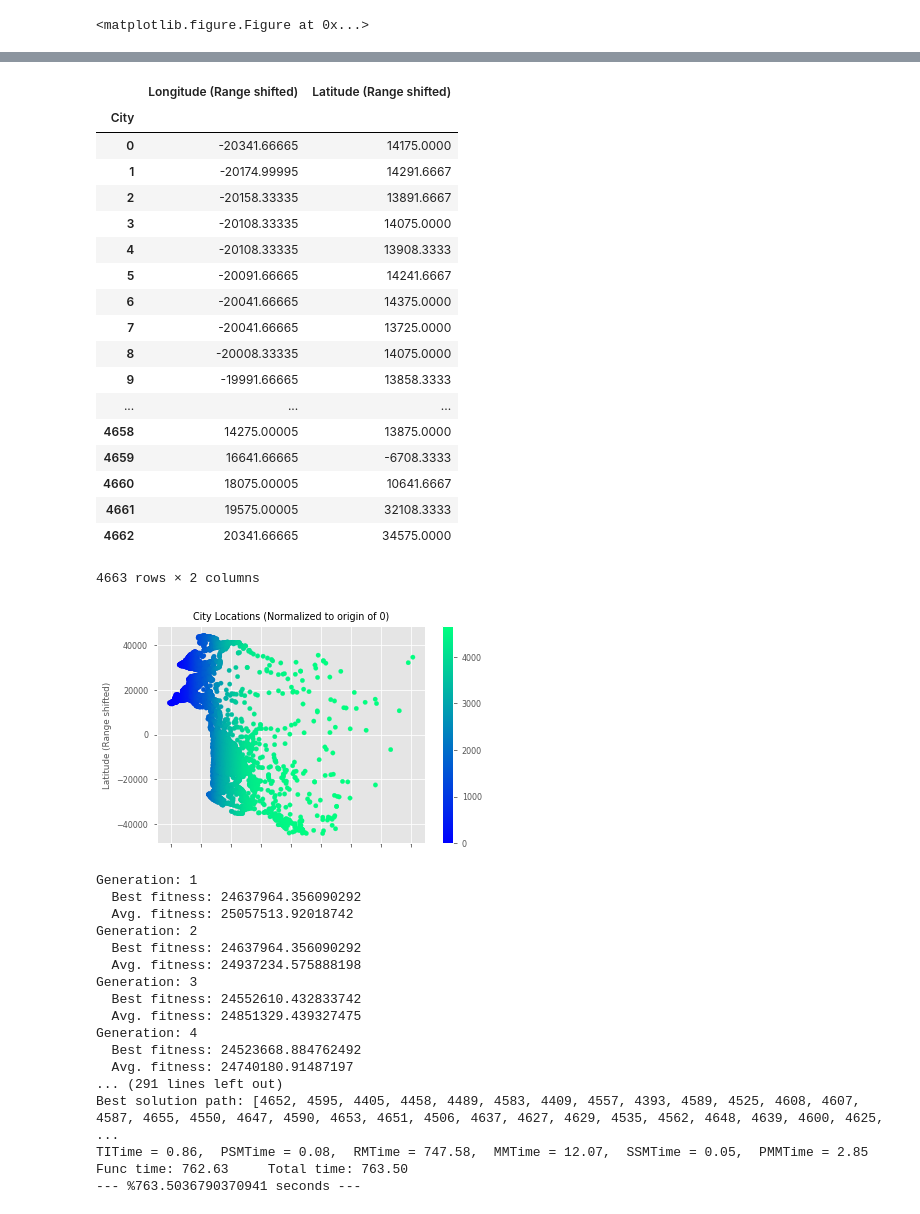
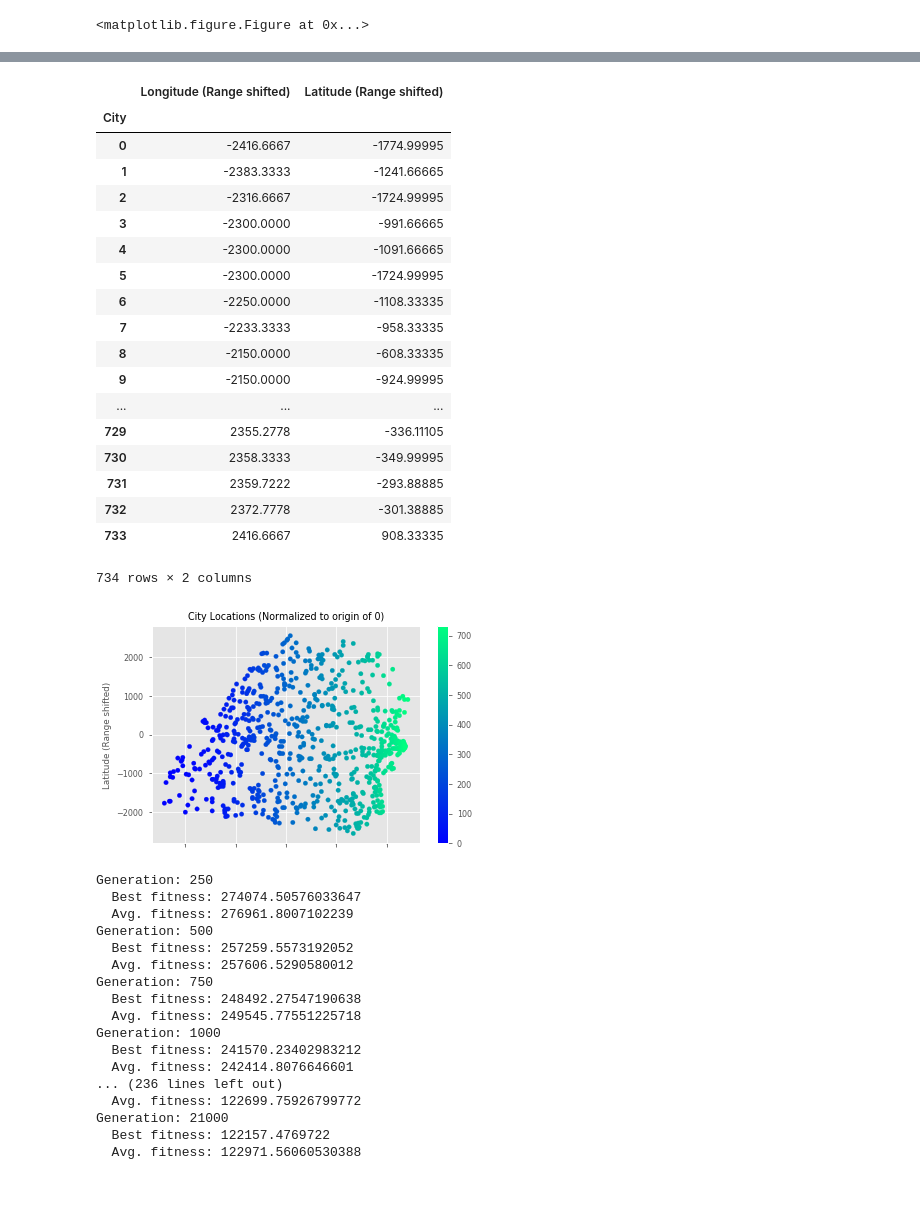
Before and after one commit to ZacharyMN709/COMP-3201---TSP-Evolutionary-Algorithm, a Jupyter notebook: src/HERMES.ipynb, the cells around one changed output, grey strips where cells are left out. Drawn from its saved outputs; the diff is of its cells as text; code cells hidden in the pictures.

```diff
--- a/src/HERMES.ipynb
+++ b/src/HERMES.ipynb
@@ -35,6 +35,7 @@ sns.set_context("paper")
 # These imports do not need to change between runs.
 from src.EA_Shell import EARunner as EA
 from src.Setups.TSP.TSP_Display import GraphingHelper as Grapher
+from src.Setups.TSP.TSP_Inputs.Optimums import get_best_path
 
 
 # Modular Imports
@@ -52,10 +53,13 @@ from src.Setups.TSP import TSP_LST as DEF
 # Shell Object And Master Variable Initialization
 
 # Select which TSP instance to solve
-FILENUM             =      3
+FILENUM             =      2
 
 # Determine the genome length and initialize key data
 genome_length       =      DEF.read_tsp_file(FILENUM)
+
+#
+opt_dist, opt_path, true_opt = get_best_path(FILENUM)
 
 # Give the EARunner direct access to the modules which implement
 # various algortihms for each step of the EA, and their globals.
@@ -71,23 +75,23 @@ Warning! Takes approximately 45 seconds per decade
 |  | Longitude (Range shifted) | Latitude (Range shifted) |
 | City |  |  |
-| 0 | -20341.66665 | 14175.0000 |
-| 1 | -20174.99995 | 14291.6667 |
-| 2 | -20158.33335 | 13891.6667 |
-| 3 | -20108.33335 | 14075.0000 |
-| 4 | -20108.33335 | 13908.3333 |
-| 5 | -20091.66665 | 14241.6667 |
-| 6 | -20041.66665 | 14375.0000 |
-| 7 | -20041.66665 | 13725.0000 |
-| 8 | -20008.33335 | 14075.0000 |
-| 9 | -19991.66665 | 13858.3333 |
+| 0 | -2416.6667 | -1774.99995 |
+| 1 | -2383.3333 | -1241.66665 |
+| 2 | -2316.6667 | -1724.99995 |
+| 3 | -2300.0000 | -991.66665 |
+| 4 | -2300.0000 | -1091.66665 |
+| 5 | -2300.0000 | -1724.99995 |
+| 6 | -2250.0000 | -1108.33335 |
+| 7 | -2233.3333 | -958.33335 |
+| 8 | -2150.0000 | -608.33335 |
+| 9 | -2150.0000 | -924.99995 |
 | ... | ... | ... |
-| 4658 | 14275.00005 | 13875.0000 |
-| 4659 | 16641.66665 | -6708.3333 |
-| 4660 | 18075.00005 | 10641.6667 |
-| 4661 | 19575.00005 | 32108.3333 |
-| 4662 | 20341.66665 | 34575.0000 |
+| 729 | 2355.2778 | -336.11105 |
+| 730 | 2358.3333 | -349.99995 |
+| 731 | 2359.7222 | -293.88885 |
+| 732 | 2372.7778 | -301.38885 |
+| 733 | 2416.6667 | 908.33335 |
-4663 rows × 2 columns
+734 rows × 2 columns
-[figure, old version]
+[figure, new version]
 # %%
 # Modular Function Definitions
 
@@ -115,24 +119,25 @@ generation_limit    =      100
 print_snapshot      =      generation_limit // 100
 # %%
-op_fit, best_indivs, gencount, run_history, time_tuple = ea.run(generation_limit, print_gens=print_snapshot)
+op_fit, best_indivs, gencount, run_history, time_tuple = ea.run(generation_limit, print_gens=print_snapshot,
+                                                               known_optimum=opt_dist ,true_opt=true_opt)
 # %% [output]
-Generation: 1
-  Best fitness: 24637964.356090292
-  Avg. fitness: 25057513.92018742
-Generation: 2
-  Best fitness: 24637964.356090292
-  Avg. fitness: 24937234.575888198
-Generation: 3
-  Best fitness: 24552610.432833742
-  Avg. fitness: 24851329.439327475
-Generation: 4
-  Best fitness: 24523668.884762492
-  Avg. fitness: 24740180.91487197
-... (291 lines left out)
-Best solution path: [4652, 4595, 4405, 4458, 4489, 4583, 4409, 4557, 4393, 4589, 4525, 4608, 4607, 4587, 4655, 4550, 4647, 4590, 4653, 4651, 4506, 4637, 4627, 4629, 4535, 4562, 4648, 4639, 4600, 4625, ...
-TITime = 0.86,  PSMTime = 0.08,  RMTime = 747.58,  MMTime = 12.07,  SSMTime = 0.05,  PMMTime = 2.85
-Func time: 762.63     Total time: 763.50
---- %763.5036790370941 seconds ---
+Generation: 250
+  Best fitness: 274074.50576033647
+  Avg. fitness: 276961.8007102239
+Generation: 500
+  Best fitness: 257259.5573192052
+  Avg. fitness: 257606.5290580012
+Generation: 750
+  Best fitness: 248492.27547190638
+  Avg. fitness: 249545.77551225718
+Generation: 1000
+  Best fitness: 241570.23402983212
+  Avg. fitness: 242414.8076646601
+... (236 lines left out)
+  Avg. fitness: 122699.75926799772
+Generation: 21000
+  Best fitness: 122157.4769722
+  Avg. fitness: 122971.56060530388
 # %%
 df = pd.DataFrame(run_history)
 df.columns = ['Fitness', 'Route']
```
Also changed, not shown: parts of 6 cells of this notebook, 3 other files.
